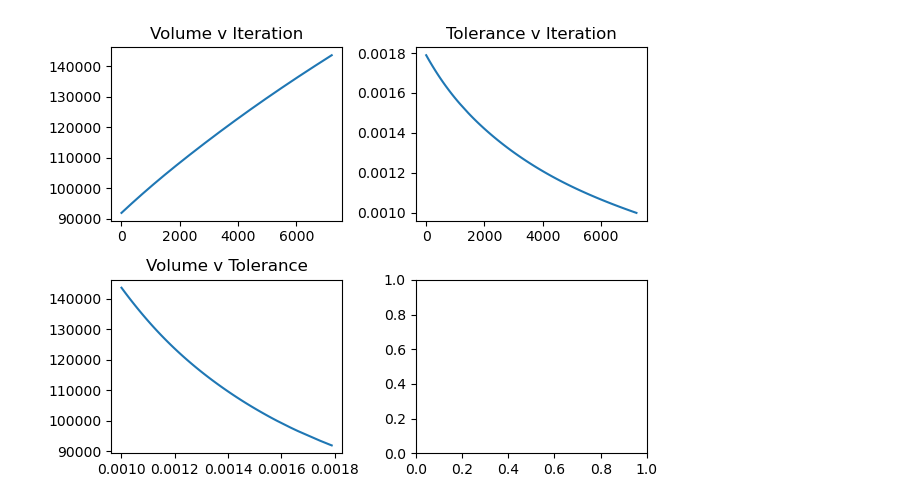
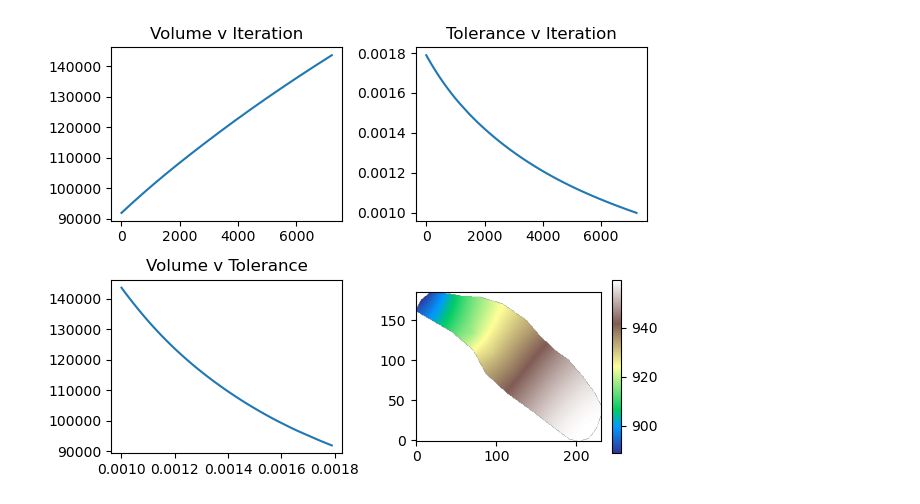
Before and after one commit to rdtcamingawan/qgisSLBL, a Jupyter notebook: testing.ipynb, the cells around one changed output. Drawn from its saved outputs; the diff is of its cells as text; code cells hidden in the pictures.

```diff
--- a/testing.ipynb
+++ b/testing.ipynb
@@ -77,27 +81,32 @@ while iter < 100000 and current_tol > tol:
 # %%
 from matplotlib import pyplot as plt
 
 fig, ax = plt.subplots(2,2)
 
 ax[0,0].plot(
     vol_list[4999:],
 )
 
 ax[0,1].plot(
     tol_list[4999:],
 )
 
 ax[1,0].plot(
     tol_list[4999:],
     vol_list[4999:],
 
 )
 
+terrain = ax[1,1].imshow(x,
+               cmap= plt.cm.terrain.copy(),
+               origin='lower')
+
 ax[0,0].set_title("Volume v Iteration")
 ax[0,1].set_title("Tolerance v Iteration")
 ax[1,0].set_title('Volume v Tolerance')
+fig.colorbar(terrain, ax = ax[1,1])
 fig.tight_layout()
 
 plt.show()
 # %% [output]
-[figure, old version]
+[figure, new version]
```
Also changed, not shown: parts of 1 cell of this notebook.
